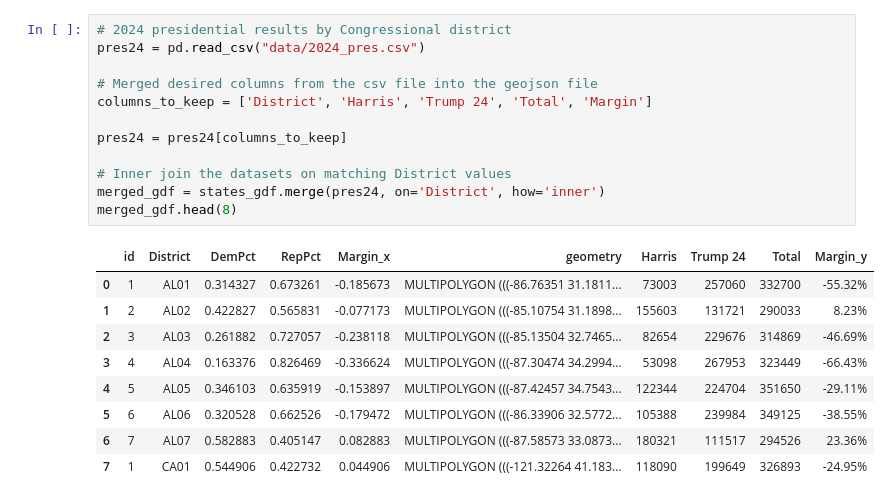
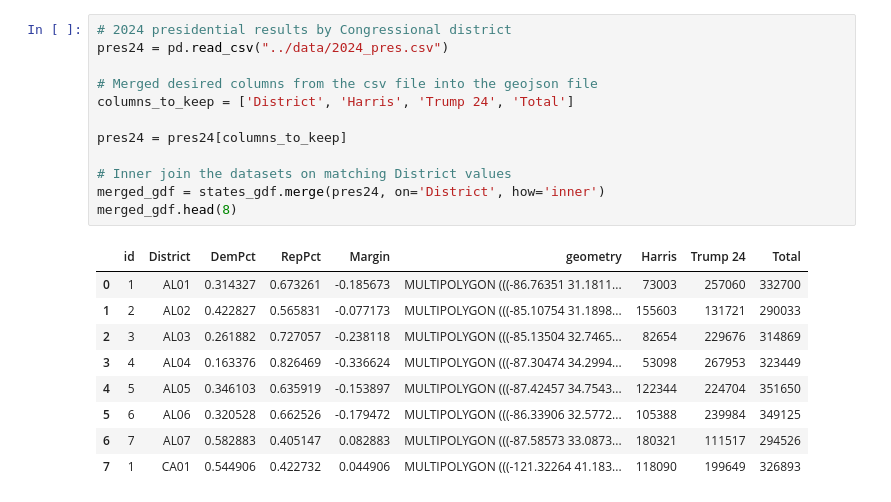
Before and after one commit to rgao/redistricting_tracker, a Jupyter notebook: notebooks/etl_clean.ipynb, the cells around one changed output. Drawn from its saved outputs; the diff is of its cells as text.

```diff
--- a/notebooks/etl_clean.ipynb
+++ b/notebooks/etl_clean.ipynb
@@ -48,26 +47,26 @@ states_gdf.head(8)
 | 7 | 1 | CA01 | 0.544906 | 0.422732 | 0.044906 | MULTIPOLYGON (((-121.32264 41.183... |
 # %%
 # 2024 presidential results by Congressional district
-pres24 = pd.read_csv("data/2024_pres.csv")
+pres24 = pd.read_csv("../data/2024_pres.csv")
 
 # Merged desired columns from the csv file into the geojson file
-columns_to_keep = ['District', 'Harris', 'Trump 24', 'Total', 'Margin']
+columns_to_keep = ['District', 'Harris', 'Trump 24', 'Total']
 
 pres24 = pres24[columns_to_keep]
 
 # Inner join the datasets on matching District values
 merged_gdf = states_gdf.merge(pres24, on='District', how='inner')
 merged_gdf.head(8)
 # %% [output]
-|  | id | District | DemPct | RepPct | Margin_x | geometry | Harris | Trump 24 | Total | Margin_y |
-| 0 | 1 | AL01 | 0.314327 | 0.673261 | -0.185673 | MULTIPOLYGON (((-86.76351 31.1811... | 73003 | 257060 | 332700 | -55.32% |
-| 1 | 2 | AL02 | 0.422827 | 0.565831 | -0.077173 | MULTIPOLYGON (((-85.10754 31.1898... | 155603 | 131721 | 290033 | 8.23% |
-| 2 | 3 | AL03 | 0.261882 | 0.727057 | -0.238118 | MULTIPOLYGON (((-85.13504 32.7465... | 82654 | 229676 | 314869 | -46.69% |
-| 3 | 4 | AL04 | 0.163376 | 0.826469 | -0.336624 | MULTIPOLYGON (((-87.30474 34.2994... | 53098 | 267953 | 323449 | -66.43% |
-| 4 | 5 | AL05 | 0.346103 | 0.635919 | -0.153897 | MULTIPOLYGON (((-87.42457 34.7543... | 122344 | 224704 | 351650 | -29.11% |
-| 5 | 6 | AL06 | 0.320528 | 0.662526 | -0.179472 | MULTIPOLYGON (((-86.33906 32.5772... | 105388 | 239984 | 349125 | -38.55% |
-| 6 | 7 | AL07 | 0.582883 | 0.405147 | 0.082883 | MULTIPOLYGON (((-87.58573 33.0873... | 180321 | 111517 | 294526 | 23.36% |
-| 7 | 1 | CA01 | 0.544906 | 0.422732 | 0.044906 | MULTIPOLYGON (((-121.32264 41.183... | 118090 | 199649 | 326893 | -24.95% |
+|  | id | District | DemPct | RepPct | Margin | geometry | Harris | Trump 24 | Total |
+| 0 | 1 | AL01 | 0.314327 | 0.673261 | -0.185673 | MULTIPOLYGON (((-86.76351 31.1811... | 73003 | 257060 | 332700 |
+| 1 | 2 | AL02 | 0.422827 | 0.565831 | -0.077173 | MULTIPOLYGON (((-85.10754 31.1898... | 155603 | 131721 | 290033 |
+| 2 | 3 | AL03 | 0.261882 | 0.727057 | -0.238118 | MULTIPOLYGON (((-85.13504 32.7465... | 82654 | 229676 | 314869 |
+| 3 | 4 | AL04 | 0.163376 | 0.826469 | -0.336624 | MULTIPOLYGON (((-87.30474 34.2994... | 53098 | 267953 | 323449 |
+| 4 | 5 | AL05 | 0.346103 | 0.635919 | -0.153897 | MULTIPOLYGON (((-87.42457 34.7543... | 122344 | 224704 | 351650 |
+| 5 | 6 | AL06 | 0.320528 | 0.662526 | -0.179472 | MULTIPOLYGON (((-86.33906 32.5772... | 105388 | 239984 | 349125 |
+| 6 | 7 | AL07 | 0.582883 | 0.405147 | 0.082883 | MULTIPOLYGON (((-87.58573 33.0873... | 180321 | 111517 | 294526 |
+| 7 | 1 | CA01 | 0.544906 | 0.422732 | 0.044906 | MULTIPOLYGON (((-121.32264 41.183... | 118090 | 199649 | 326893 |
 # %%
 # rename columns
 gdf_clean = merged_gdf.rename(columns={
```
Also changed, not shown: parts of 4 cells of this notebook, 14 other files.
